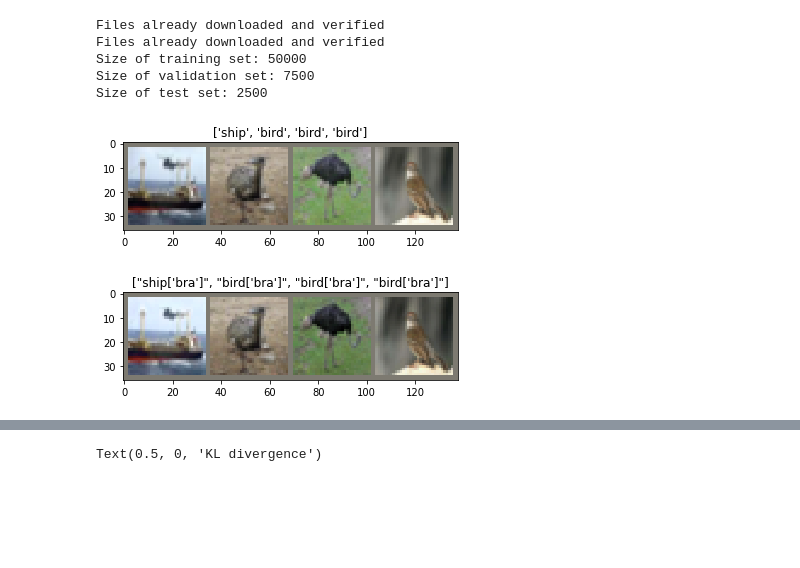
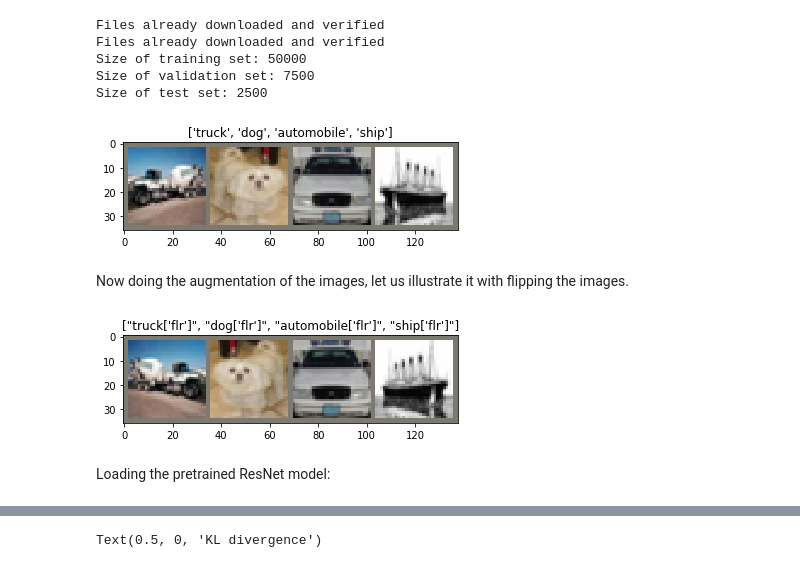
Before and after one commit to apra/adversarial_augmentation, a Jupyter notebook: main.ipynb, the cells around one changed output, grey strips where cells are left out. Drawn from its saved outputs; the diff is of its cells as text; code cells hidden in the pictures; blank space fills up the shorter version.

```diff
--- a/main.ipynb
+++ b/main.ipynb
@@ -55,22 +58,22 @@ print("Size of validation set: {}".format(N_valid))
 print("Size of test set: {}".format(N_test))
 # VISUALIZE
 inputs, class_data = next(iter(trainloader))
-visualize.imshow(inputs[:4], title=[classes[i] for i in class_data[:4]])
+visualize.imshow(inputs[:4], title=[classes[i] for i in class_data[:4]], savefigure="example1")
 # %% [output]
 Files already downloaded and verified
 Files already downloaded and verified
 Size of training set: 50000
 Size of validation set: 7500
 Size of test set: 2500
-[figure, old version]
+[figure, new version]
+# %% [markdown]
+Now doing the augmentation of the images, let us illustrate it with flipping the images.
 # %%
-# TEST AUGMENTATION OF BATCH
-aug_batches, aug_seqs, aug_seqs_names = augment.compute_augmentations(inputs[:4], n = 1, depth = 1, augmentations="bra")
+aug_batches, aug_seqs, aug_seqs_names = augment.compute_augmentations(inputs[:4], n = 1, depth = 1, augmentations="flr", flip_p=1)
 for i, _ in enumerate(aug_seqs_names):
-    visualize.imshow(aug_batches[i], title=[classes[j]+str(aug_seqs_names[i]) for j in class_data[:4]])
-    plt.pause(0.001)
-
-# pause a bit so that plots are updated
+    visualize.imshow(aug_batches[i], title=[classes[j]+str(aug_seqs_names[i]) for j in class_data[:4]], savefigure="example2")
 # %% [output]
-[figure, old version]
+[figure, new version]
+# %% [markdown]
+Loading the pretrained ResNet model:
 # %%
```
Also changed, not shown: parts of 74 cells of this notebook, 38 other files.
